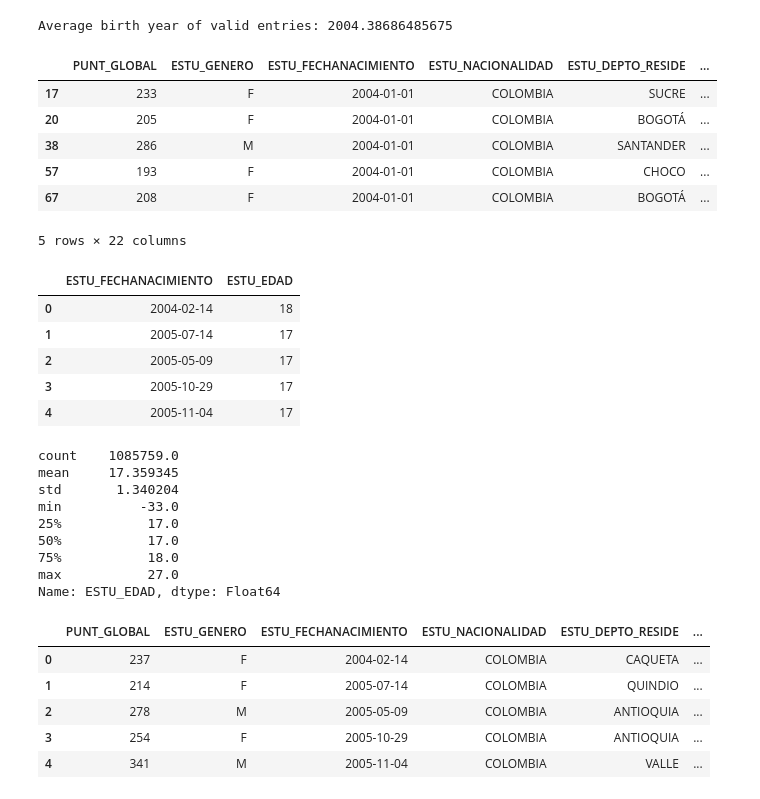
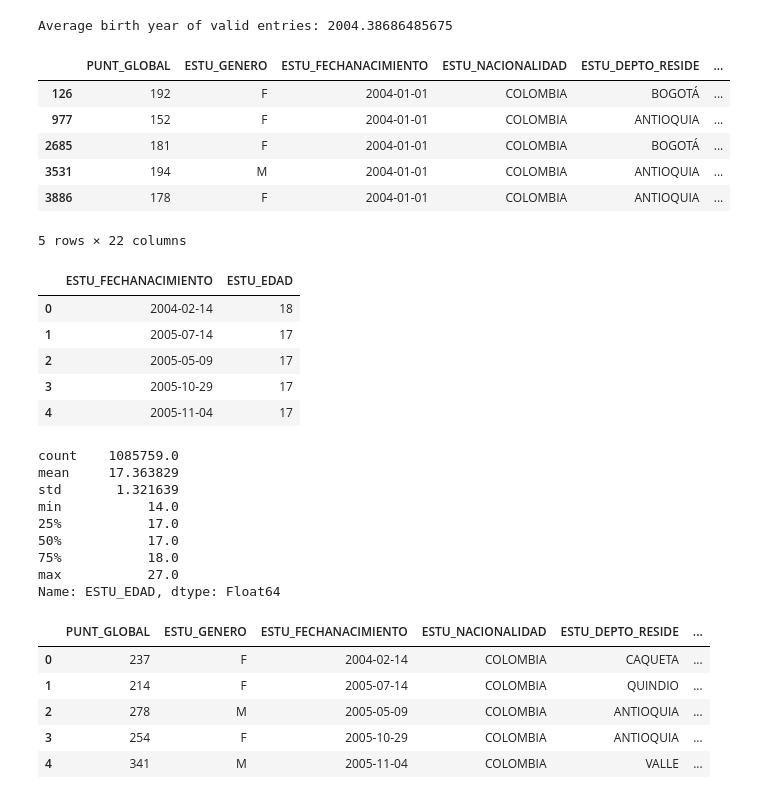
Before and after one commit to juanmayorquin/proyecto_final_gya, a Jupyter notebook: ProyectoGyA.ipynb, the cells around one changed output. Drawn from its saved outputs; the diff is of its cells as text; code cells hidden in the pictures.

```diff
--- a/ProyectoGyA.ipynb
+++ b/ProyectoGyA.ipynb
@@ -243,24 +243,24 @@ Average birth year of valid entries: 2004.38686485675
 # %%
 # Identify rows with birth years before 1995
 fechas_fuera_rango_indices = df_filtrado[
     (df_filtrado['ESTU_FECHANACIMIENTO'].dt.year < 1995) |
     (df_filtrado['ESTU_FECHANACIMIENTO'].dt.year > 2008)
 ].index
 
 # Create a datetime object for the average birth year (using January 1st for simplicity)
 replacement_date = pd.to_datetime(f'{int(average_birth_year)}-01-01')
 
 # Replace the dates in the identified rows
-df_filtrado.loc[fechas_, 'ESTU_FECHANACIMIENTO'] = replacement_date
+df_filtrado.loc[fechas_fuera_rango_indices, 'ESTU_FECHANACIMIENTO'] = replacement_date
 
-display(df_filtrado.loc[fechas_antiguas_indices].head())
+display(df_filtrado.loc[fechas_antiguas.index].head())
 # %% [output]
 |  | PUNT_GLOBAL | ESTU_GENERO | ESTU_FECHANACIMIENTO | ESTU_NACIONALIDAD | ESTU_DEPTO_RESIDE | ... |
-| 17 | 233 | F | 2004-01-01 | COLOMBIA | SUCRE | ... |
-| 20 | 205 | F | 2004-01-01 | COLOMBIA | BOGOTÁ | ... |
-| 38 | 286 | M | 2004-01-01 | COLOMBIA | SANTANDER | ... |
-| 57 | 193 | F | 2004-01-01 | COLOMBIA | CHOCO | ... |
-| 67 | 208 | F | 2004-01-01 | COLOMBIA | BOGOTÁ | ... |
+| 126 | 192 | F | 2004-01-01 | COLOMBIA | BOGOTÁ | ... |
+| 977 | 152 | F | 2004-01-01 | COLOMBIA | ANTIOQUIA | ... |
+| 2685 | 181 | F | 2004-01-01 | COLOMBIA | BOGOTÁ | ... |
+| 3531 | 194 | M | 2004-01-01 | COLOMBIA | ANTIOQUIA | ... |
+| 3886 | 178 | F | 2004-01-01 | COLOMBIA | ANTIOQUIA | ... |
 5 rows × 22 columns
 # %%
 # Calcular edad al 31 de diciembre de 2022 y agregar columna ESTU_EDAD
@@ -286,9 +286,9 @@ print(df_filtrado["ESTU_EDAD"].describe())
 | 3 | 2005-10-29 | 17 |
 | 4 | 2005-11-04 | 17 |
 count    1085759.0
-mean     17.359345
-std       1.340204
-min          -33.0
+mean     17.363829
+std       1.321639
+min           14.0
 25%           17.0
 50%           17.0
 75%           18.0
```
Also changed, not shown: parts of 5 cells of this notebook.
